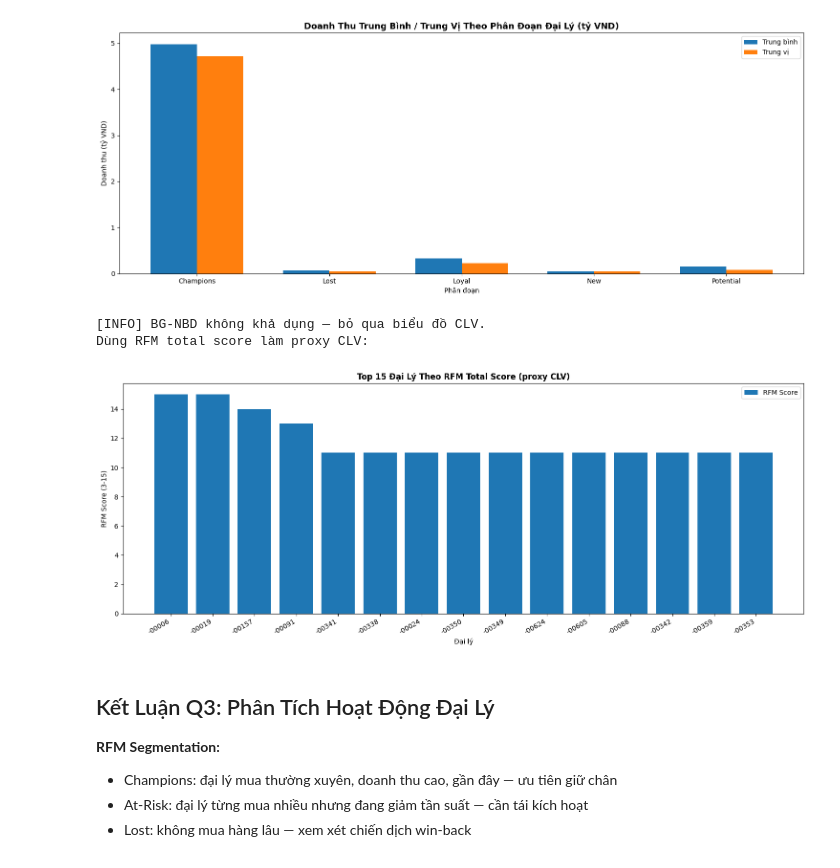
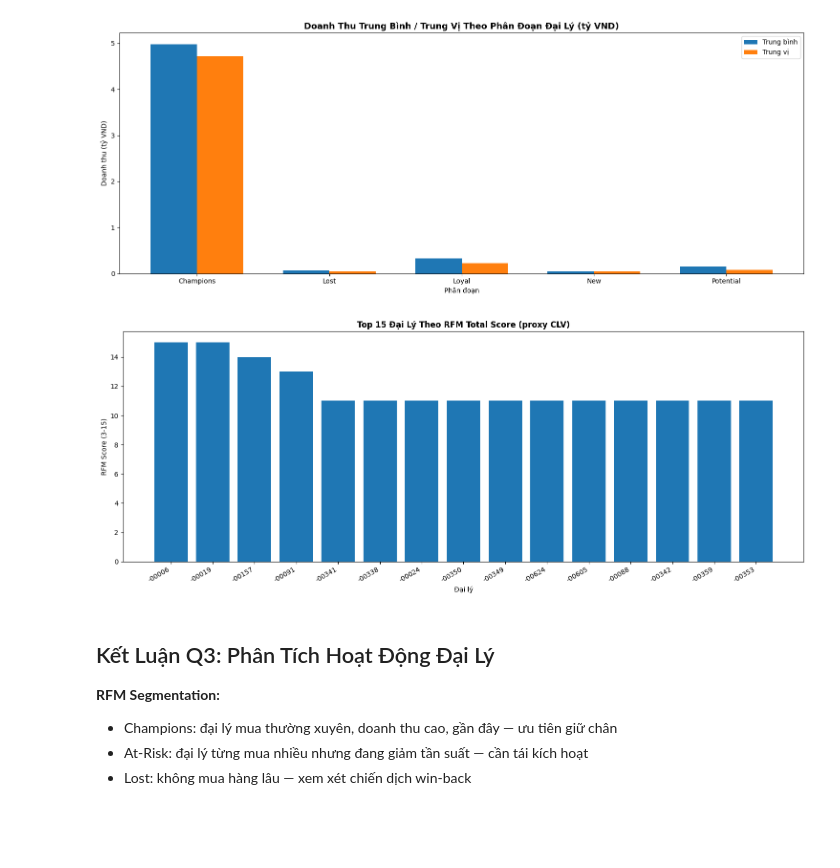
Before and after one commit to TruongDev24/tnbike-analytics-final, a Jupyter notebook: notebooks/03_q3_dealer_activity.ipynb, the cells around one changed output. Drawn from its saved outputs; the diff is of its cells as text; code cells hidden in the pictures; blank space fills up the shorter version.

```diff
--- a/notebooks/03_q3_dealer_activity.ipynb
+++ b/notebooks/03_q3_dealer_activity.ipynb
@@ -336,0 +361,18 @@ plt.show()
+# %%
+# Cell 12: Xác suất Churn cho toàn bộ đại lý (Q2/2026 forecast)
+rfm_q2 = df.groupby('customer_code').agg(
+    recency   =('order_date',  lambda x: (pd.Timestamp('2026-03-01') - x.max()).days),
+    frequency =('so_number',   'nunique'),
+    monetary  =('line_total',  'sum')
+).reset_index()
+
+X_q2_s = scaler.transform(rfm_q2[feat_cols].fillna(0).values)
+rfm_q2['churn_prob'] = log_reg.predict_proba(X_q2_s)[:, 1]
+
+# Merge với segment
+rfm_q2 = rfm_q2.merge(rfm[['customer_code','segment','customer_name']], on='customer_code', how='left')
+
+print('Phân phối xác suất churn Q2/2026:')
+print(rfm_q2['churn_prob'].describe().round(3))
+print(f"\nĐại lý churn cao (>0.6): {(rfm_q2['churn_prob']>0.6).sum()}")
+print(f"Đại lý churn thấp (<0.4): {(rfm_q2['churn_prob']<0.4).sum()}")
@@ -337,12 +434,16 @@ plt.show()
 # %%
-# Cell 14: Monetary distribution by segment (box-style via bar)
-seg_monetary = dealer_risk.groupby('segment')['monetary_feb'].agg(['mean','median']).reset_index()
+# Cell 14: Monetary distribution by segment
+seg_monetary = (
+    rfm_q2.groupby('segment')['monetary']
+    .agg(['mean','median'])
+    .reset_index()
+)
 
 fig, ax = plt.subplots(figsize=(15, 6))
 x = np.arange(len(seg_monetary))
 w = 0.35
-ax.bar(x - w/2, seg_monetary['mean'] / 1e9, width=w, label='Trung bình', color='C0')
-ax.bar(x + w/2, seg_monetary['median'] / 1e9, width=w, label='Trung vị', color='C1')
+ax.bar(x - w/2, seg_monetary['mean']  / 1e9, width=w, label='Trung bình')
+ax.bar(x + w/2, seg_monetary['median'] / 1e9, width=w, label='Trung vị')
 ax.set_xticks(x)
 ax.set_xticklabels(seg_monetary['segment'])
 ax.set_title('Doanh Thu Trung Bình / Trung Vị Theo Phân Đoạn Đại Lý (tỷ VND)',
@@ -355,38 +456,32 @@ plt.show()
 # %% [output]
 [figure]
 # %%
-# Cell 15: CLV từ BG-NBD (nếu có)
+# Cell 15: CLV từ BG-NBD (nếu có) hoặc RFM proxy
 if BG_NBD_OK and bgf_data is not None:
     top_clv = bgf_data.sort_values('CLV_90d', ascending=False).head(15)
     fig, ax = plt.subplots(figsize=(15, 6))
-    ax.bar(range(len(top_clv)), top_clv['CLV_90d'] / 1e6, color='C0')
+    ax.bar(range(len(top_clv)), top_clv['CLV_90d'] / 1e6)
     ax.set_xticks(range(len(top_clv)))
     ax.set_xticklabels(top_clv.index.str[-6:], rotation=30, ha='right')
-    ax.set_title('Top 15 Đại Lý Theo Customer Lifetime Value 90 ngày (BG-NBD + Gamma-Gamma)',
+    ax.set_title('Top 15 Đại Lý Theo CLV 90 ngày (BG-NBD + Gamma-Gamma)',
                  fontsize=12, fontweight='bold')
     ax.set_xlabel('Đại lý')
     ax.set_ylabel('CLV 90 ngày (triệu VND)')
-    ax.legend(['CLV ước tính'])
     fig.tight_layout()
     plt.show()
 else:
-    print('[INFO] BG-NBD không khả dụng — bỏ qua biểu đồ CLV.')
-    print('Dùng RFM total score làm proxy CLV:')
     rfm_proxy = rfm.sort_values('RFM_total', ascending=False).head(15)
     fig, ax = plt.subplots(figsize=(15, 6))
-    ax.bar(range(len(rfm_proxy)), rfm_proxy['RFM_total'], color='C0')
+    ax.bar(range(len(rfm_proxy)), rfm_proxy['RFM_total'])
     ax.set_xticks(range(len(rfm_proxy)))
     ax.set_xticklabels(rfm_proxy['customer_code'].str[-6:], rotation=30, ha='right')
     ax.set_title('Top 15 Đại Lý Theo RFM Total Score (proxy CLV)', fontsize=12, fontweight='bold')
     ax.set_xlabel('Đại lý')
     ax.set_ylabel('RFM Score (3-15)')
-    ax.legend(['RFM Score'])
     fig.tight_layout()
     plt.show()
 # %% [output]
-[INFO] BG-NBD không khả dụng — bỏ qua biểu đồ CLV.
-Dùng RFM total score làm proxy CLV:
-[figure, old version]
+[figure, new version]
 # %% [markdown]
 ## Kết Luận Q3: Phân Tích Hoạt Động Đại Lý
 
```
Also changed, not shown: parts of 13 cells of this notebook, 1 other file.
